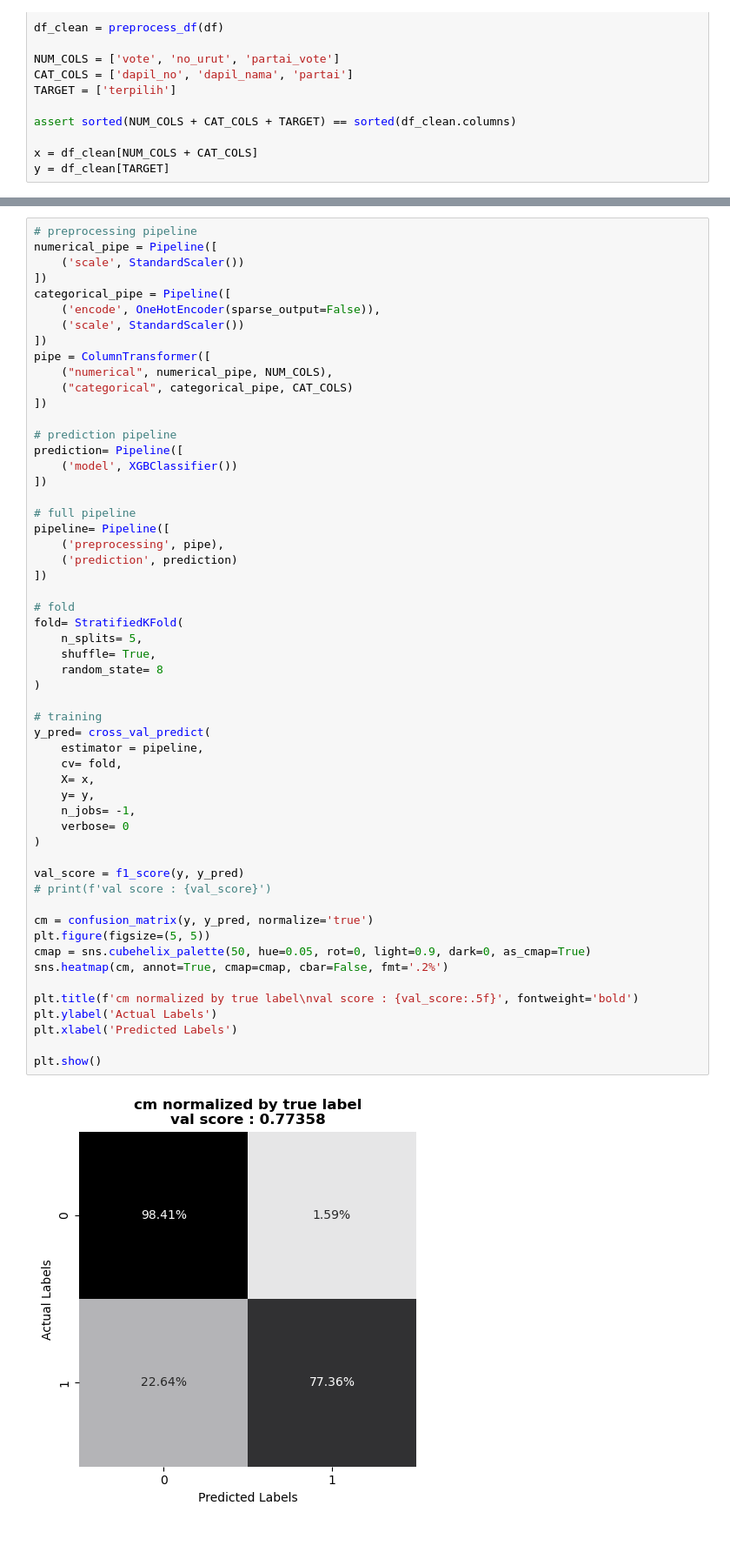
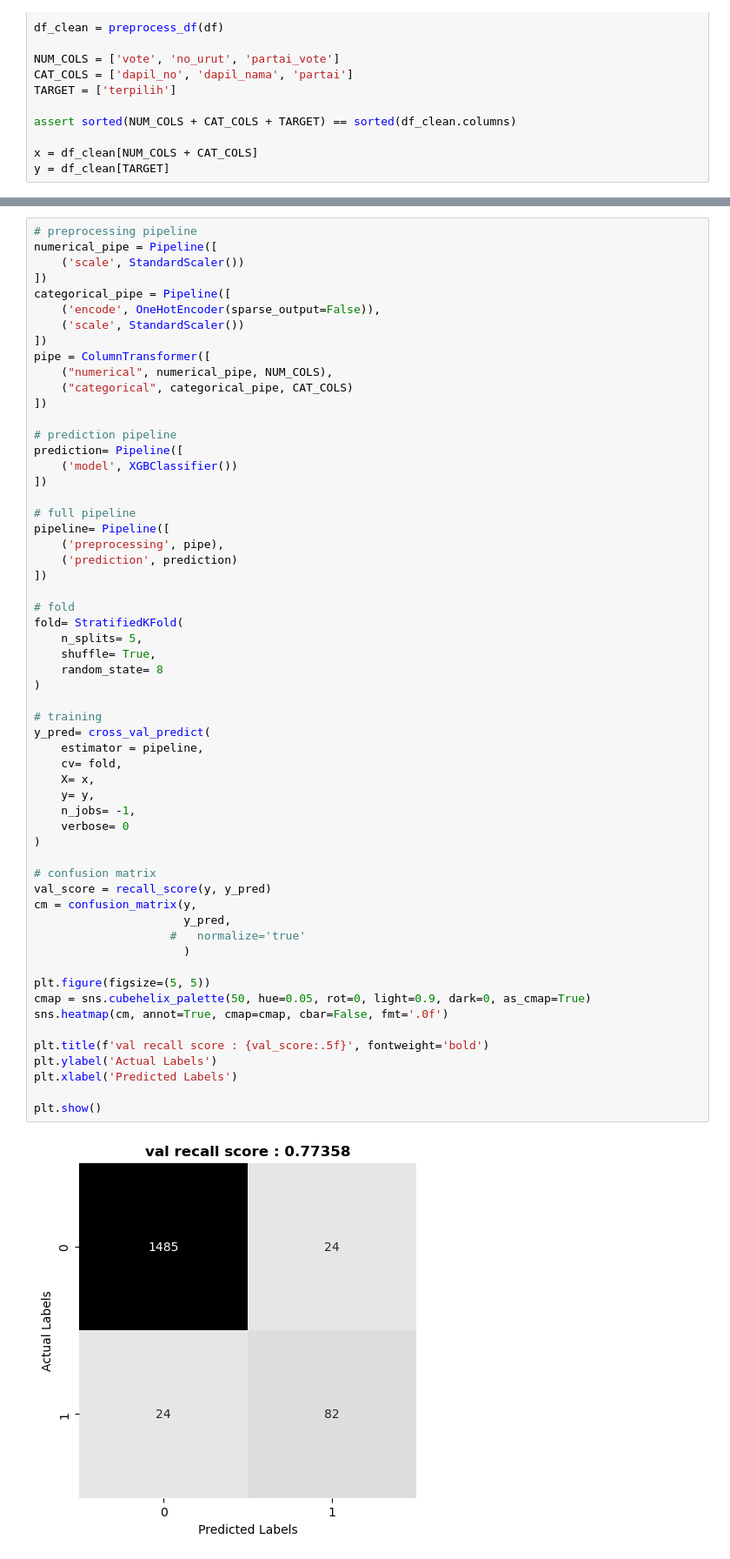
Before and after one commit to danjelito/pemilu-dki-2019, a Jupyter notebook: src/prediction.ipynb, the cells around one changed output, grey strips where cells are left out. Shown at 87% size. Saved outputs shown, nothing was run; the diff lists cells and outputs as text.

```diff
--- a/src/prediction.ipynb
+++ b/src/prediction.ipynb
@@ -56,36 +58,39 @@ pipeline= Pipeline([
     ('preprocessing', pipe),
     ('prediction', prediction)
 ])
 
 # fold
 fold= StratifiedKFold(
     n_splits= 5,
     shuffle= True,
     random_state= 8
 )
 
 # training
 y_pred= cross_val_predict(
     estimator = pipeline,
     cv= fold,
     X= x,
     y= y,
     n_jobs= -1,
     verbose= 0
 )
 
-val_score = f1_score(y, y_pred)
-# print(f'val score : {val_score}')
+# confusion matrix
+val_score = recall_score(y, y_pred)
+cm = confusion_matrix(y,
+                      y_pred,
+                    #   normalize='true'
+                      )
 
-cm = confusion_matrix(y, y_pred, normalize='true')
 plt.figure(figsize=(5, 5))
 cmap = sns.cubehelix_palette(50, hue=0.05, rot=0, light=0.9, dark=0, as_cmap=True)
-sns.heatmap(cm, annot=True, cmap=cmap, cbar=False, fmt='.2%')
+sns.heatmap(cm, annot=True, cmap=cmap, cbar=False, fmt='.0f')
 
-plt.title(f'cm normalized by true label\nval score : {val_score:.5f}', fontweight='bold')
+plt.title(f'val recall score : {val_score:.5f}', fontweight='bold')
 plt.ylabel('Actual Labels')
 plt.xlabel('Predicted Labels')
 
 plt.show()
 # %% [output]
-[figure, old version]
+[figure, new version]
```
Also changed, not shown: parts of 7 cells of this notebook.
